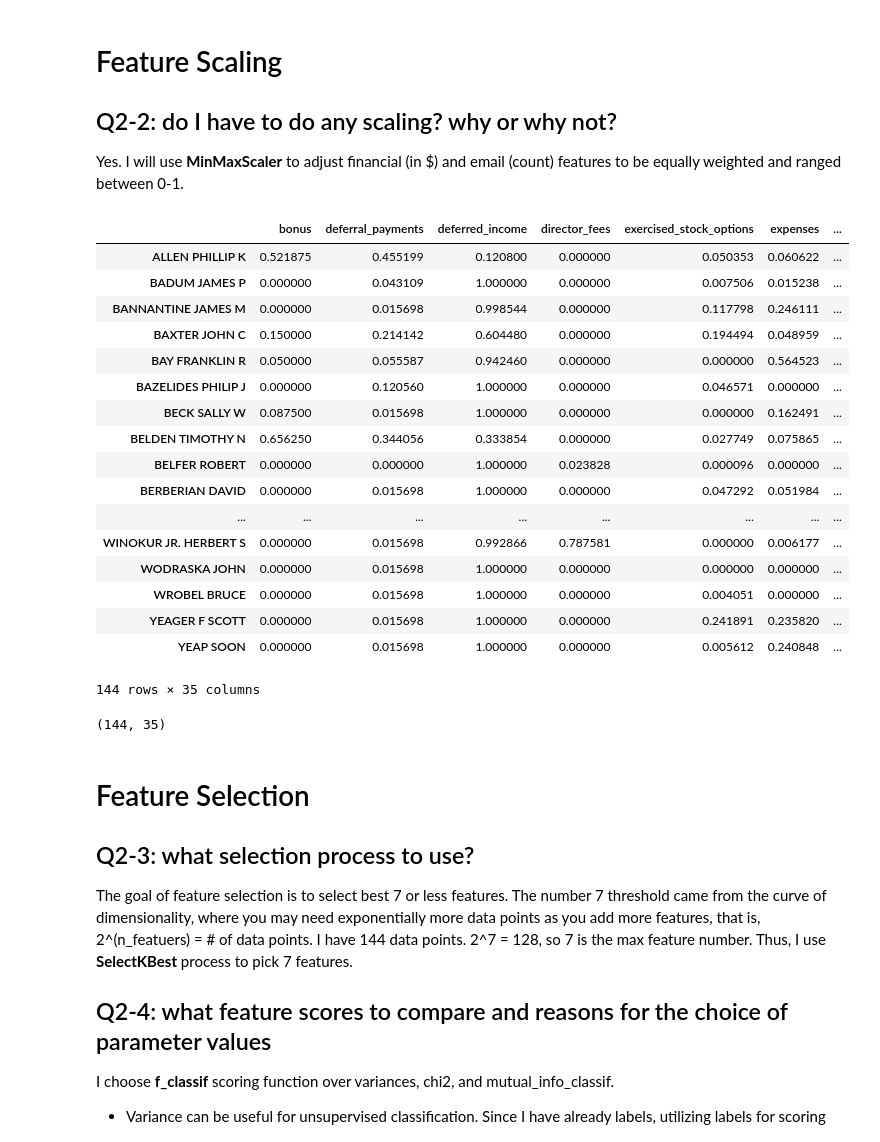
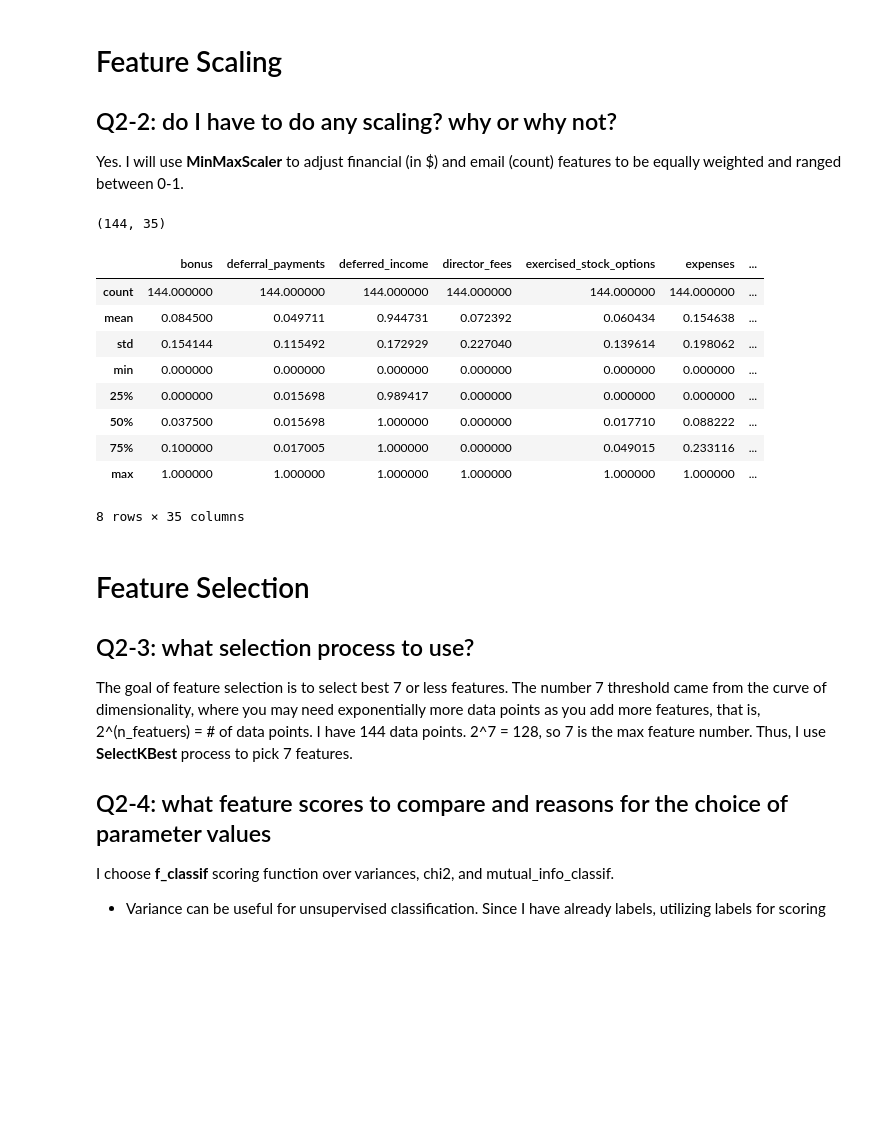
Before and after one commit to judemoon/enron, a Jupyter notebook: enron_project.ipynb, the cells around one changed output. Cells and saved outputs as stored; diff of their text form; code cells hidden in the pictures; blank space fills up the shorter version.

Commit message:
Update summary table at part4

```diff
--- a/enron_project.ipynb
+++ b/enron_project.ipynb
@@ -717,31 +723,23 @@ from sklearn.preprocessing import MinMaxScaler
 scaler = MinMaxScaler()
 df_scaled = pd.DataFrame(scaler.fit_transform(df_trans), \
                          index=df_trans.index, columns=df_trans.columns)
-# %%
-df_scaled
-# %% [output]
-|  | bonus | deferral_payments | deferred_income | director_fees | exercised_stock_options | expenses | ... |
-| ALLEN PHILLIP K | 0.521875 | 0.455199 | 0.120800 | 0.000000 | 0.050353 | 0.060622 | ... |
-| BADUM JAMES P | 0.000000 | 0.043109 | 1.000000 | 0.000000 | 0.007506 | 0.015238 | ... |
-| BANNANTINE JAMES M | 0.000000 | 0.015698 | 0.998544 | 0.000000 | 0.117798 | 0.246111 | ... |
-| BAXTER JOHN C | 0.150000 | 0.214142 | 0.604480 | 0.000000 | 0.194494 | 0.048959 | ... |
-| BAY FRANKLIN R | 0.050000 | 0.055587 | 0.942460 | 0.000000 | 0.000000 | 0.564523 | ... |
-| BAZELIDES PHILIP J | 0.000000 | 0.120560 | 1.000000 | 0.000000 | 0.046571 | 0.000000 | ... |
-| BECK SALLY W | 0.087500 | 0.015698 | 1.000000 | 0.000000 | 0.000000 | 0.162491 | ... |
-| BELDEN TIMOTHY N | 0.656250 | 0.344056 | 0.333854 | 0.000000 | 0.027749 | 0.075865 | ... |
-| BELFER ROBERT | 0.000000 | 0.000000 | 1.000000 | 0.023828 | 0.000096 | 0.000000 | ... |
-| BERBERIAN DAVID | 0.000000 | 0.015698 | 1.000000 | 0.000000 | 0.047292 | 0.051984 | ... |
-| ... | ... | ... | ... | ... | ... | ... | ... |
-| WINOKUR JR. HERBERT S | 0.000000 | 0.015698 | 0.992866 | 0.787581 | 0.000000 | 0.006177 | ... |
-| WODRASKA JOHN | 0.000000 | 0.015698 | 1.000000 | 0.000000 | 0.000000 | 0.000000 | ... |
-| WROBEL BRUCE | 0.000000 | 0.015698 | 1.000000 | 0.000000 | 0.004051 | 0.000000 | ... |
-| YEAGER F SCOTT | 0.000000 | 0.015698 | 1.000000 | 0.000000 | 0.241891 | 0.235820 | ... |
-| YEAP SOON | 0.000000 | 0.015698 | 1.000000 | 0.000000 | 0.005612 | 0.240848 | ... |
-144 rows × 35 columns
 # %%
 df_scaled.shape # returns length of array and length of item
 # %% [output]
 (144, 35)
+# %%
+df_scaled.describe()
+# %% [output]
+|  | bonus | deferral_payments | deferred_income | director_fees | exercised_stock_options | expenses | ... |
+| count | 144.000000 | 144.000000 | 144.000000 | 144.000000 | 144.000000 | 144.000000 | ... |
+| mean | 0.084500 | 0.049711 | 0.944731 | 0.072392 | 0.060434 | 0.154638 | ... |
+| std | 0.154144 | 0.115492 | 0.172929 | 0.227040 | 0.139614 | 0.198062 | ... |
+| min | 0.000000 | 0.000000 | 0.000000 | 0.000000 | 0.000000 | 0.000000 | ... |
+| 25% | 0.000000 | 0.015698 | 0.989417 | 0.000000 | 0.000000 | 0.000000 | ... |
+| 50% | 0.037500 | 0.015698 | 1.000000 | 0.000000 | 0.017710 | 0.088222 | ... |
+| 75% | 0.100000 | 0.017005 | 1.000000 | 0.000000 | 0.049015 | 0.233116 | ... |
+| max | 1.000000 | 1.000000 | 1.000000 | 1.000000 | 1.000000 | 1.000000 | ... |
+8 rows × 35 columns
 # %% [markdown]
 # Feature Selection
 
```
Also changed, not shown: parts of 94 cells of this notebook.
